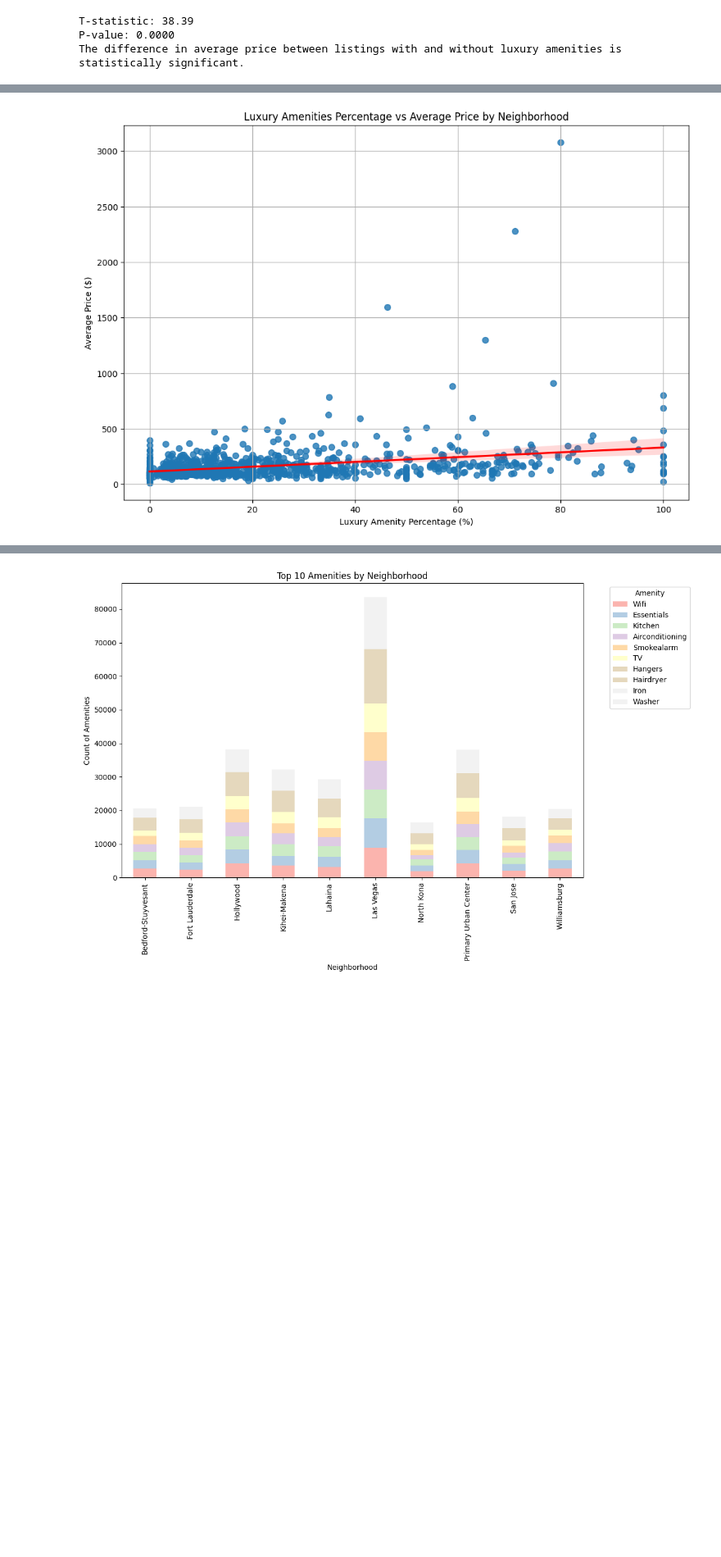
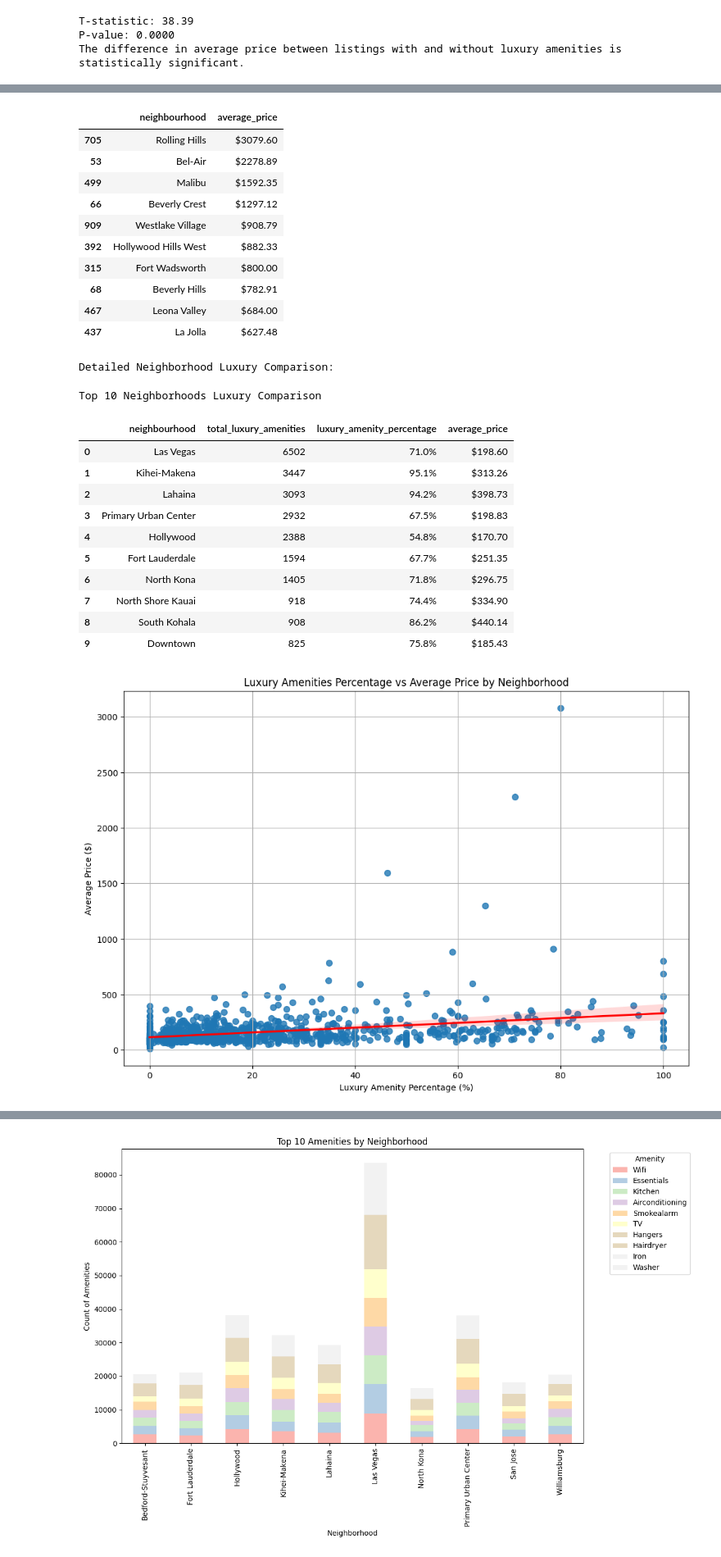
Before and after one commit to hmk81996/data_class_project_1, a Jupyter notebook: Amen.ipynb, the cells around one changed output, grey strips where cells are left out. Shown at 82% size. Saved outputs shown, nothing was run; the diff lists cells and outputs as text; code cells hidden in the pictures; blank space fills up the shorter version.

```diff
--- a/Amen.ipynb
+++ b/Amen.ipynb
@@ -210,8 +187,13 @@ T-statistic: 38.39
 P-value: 0.0000
 The difference in average price between listings with and without luxury amenities is statistically significant.
 # %%
+import pandas as pd
+import seaborn as sns
+import matplotlib.pyplot as plt
+
+# Assuming 'data' and 'luxury_price_comparison' DataFrames are defined and contain the necessary data
+
 # Analysis of neighborhoods and luxury amenities
-# Group by neighborhood to analyze luxury amenities and prices by area
 neighborhood_luxury_analysis = data.groupby('neighbourhood').agg(
     total_luxury_amenities=('has_luxury_amenity', 'sum'),
     average_price=('price', 'mean'),
@@ -227,14 +209,39 @@ neighborhood_luxury_analysis['luxury_amenity_percentage'] = (
 neighborhoods_most_luxury = neighborhood_luxury_analysis.sort_values(by='total_luxury_amenities', ascending=False)
 neighborhoods_highest_prices = neighborhood_luxury_analysis.sort_values(by='average_price', ascending=False)
 
-# Display the neighborhoods with the most luxury amenities and highest prices
+# Display top neighborhoods with the most luxury amenities and highest prices
+most_luxury_styled = neighborhoods_most_luxury[['neighbourhood', 'total_luxury_amenities', 'luxury_amenity_percentage']].head(10).style \
+    .background_gradient(subset=['total_luxury_amenities', 'luxury_amenity_percentage'], cmap='Purples') \
+    .format({'luxury_amenity_percentage': "{:.1f}%"}).set_caption("Top 10 Neighborhoods by Luxury Amenities") \
+    .set_properties(**{'font-size': '12pt', 'border': '1px solid black'})
+
+highest_prices_styled = neighborhoods_highest_prices[['neighbourhood', 'average_price']].head(10).style \
+    .background_gradient(subset=['average_price'], cmap='Greens') \
+    .format({'average_price': "${:.2f}"}).set_caption("Top 10 Neighborhoods by Highest Prices") \
+    .set_properties(**{'font-size': '12pt', 'border': '1px solid black'})
+
+# Display both tables in a presentation-friendly style
 print("Neighborhoods with the Most Luxury Amenities:")
-print(neighborhoods_most_luxury[['neighbourhood', 'total_luxury_amenities', 'luxury_amenity_percentage']].head(10))
+display(most_luxury_styled)
 
 print("Neighborhoods with the Highest Prices:")
-print(neighborhoods_highest_prices[['neighbourhood', 'average_price']].head(10))
+display(highest_prices_styled)
 
-# Visualize the relationship between luxury amenities and average price by neighborhood with regression line
+# Detailed comparison for top neighborhoods
+top_neighborhoods = luxury_price_comparison[['neighbourhood', 'total_luxury_amenities', 'luxury_amenity_percentage', 'average_price']].head(10)
+
+# Styling the DataFrame
+styled_comparison_df = top_neighborhoods.style \
+    .background_gradient(subset=['total_luxury_amenities', 'luxury_amenity_percentage', 'average_price'], cmap='Blues') \
+    .format({'luxury_amenity_percentage': "{:.1f}%", 'average_price': "${:.2f}"}) \
+    .set_caption("Top 10 Neighborhoods Luxury Comparison") \
+    .set_properties(**{'font-size': '12pt', 'border': '1px solid black'})
+
+# Display the detailed comparison table
+print("Detailed Neighborhood Luxury Comparison:")
+display(styled_comparison_df)
+
+# Visualization: Relationship between luxury amenities and average price by neighborhood with regression line
 plt.figure(figsize=(12, 8))
 sns.regplot(x='luxury_amenity_percentage', y='average_price', data=neighborhood_luxury_analysis, scatter_kws={'s': 50}, line_kws={'color': 'red'})
 plt.title('Luxury Amenities Percentage vs Average Price by Neighborhood')
@@ -263,18 +270,5 @@ if intersection_count > 0:
     print(intersection_neighborhoods)
 else:
     print("There are no neighborhoods that are both in the top 10 highest priced and top 10 with most luxury amenities.")
-
-# Detailed neighborhood luxury comparison
-# Merge the luxury and price rankings into a comprehensive comparison dataframe
-luxury_price_comparison = pd.merge(
-    neighborhoods_most_luxury[['neighbourhood', 'total_luxury_amenities', 'luxury_amenity_percentage']],
-    neighborhoods_highest_prices[['neighbourhood', 'average_price']],
-    on='neighbourhood',
-    suffixes=('_luxury', '_price')
-)
-
-# Display detailed comparison for top neighborhoods
-print("Detailed Neighborhood Luxury Comparison:")
-print(luxury_price_comparison[['neighbourhood', 'total_luxury_amenities', 'luxury_amenity_percentage', 'average_price']].head(10))
 # %% [output]
 Neighborhoods with the Most Luxury Amenities:
@@ -297 +289,25 @@ Neighborhoods with the Most Luxury Amenities:
+|  | neighbourhood | average_price |
+| 705 | Rolling Hills | $3079.60 |
+| 53 | Bel-Air | $2278.89 |
+| 499 | Malibu | $1592.35 |
+| 66 | Beverly Crest | $1297.12 |
+| 909 | Westlake Village | $908.79 |
+| 392 | Hollywood Hills West | $882.33 |
+| 315 | Fort Wadsworth | $800.00 |
+| 68 | Beverly Hills | $782.91 |
+| 467 | Leona Valley | $684.00 |
+| 437 | La Jolla | $627.48 |
+Detailed Neighborhood Luxury Comparison:
+Top 10 Neighborhoods Luxury Comparison
+|  | neighbourhood | total_luxury_amenities | luxury_amenity_percentage | average_price |
+| 0 | Las Vegas | 6502 | 71.0% | $198.60 |
+| 1 | Kihei-Makena | 3447 | 95.1% | $313.26 |
+| 2 | Lahaina | 3093 | 94.2% | $398.73 |
+| 3 | Primary Urban Center | 2932 | 67.5% | $198.83 |
+| 4 | Hollywood | 2388 | 54.8% | $170.70 |
+| 5 | Fort Lauderdale | 1594 | 67.7% | $251.35 |
+| 6 | North Kona | 1405 | 71.8% | $296.75 |
+| 7 | North Shore Kauai | 918 | 74.4% | $334.90 |
+| 8 | South Kohala | 908 | 86.2% | $440.14 |
+| 9 | Downtown | 825 | 75.8% | $185.43 |
 [figure]
```
Also changed, not shown: parts of 7 cells of this notebook, 1 other file.
